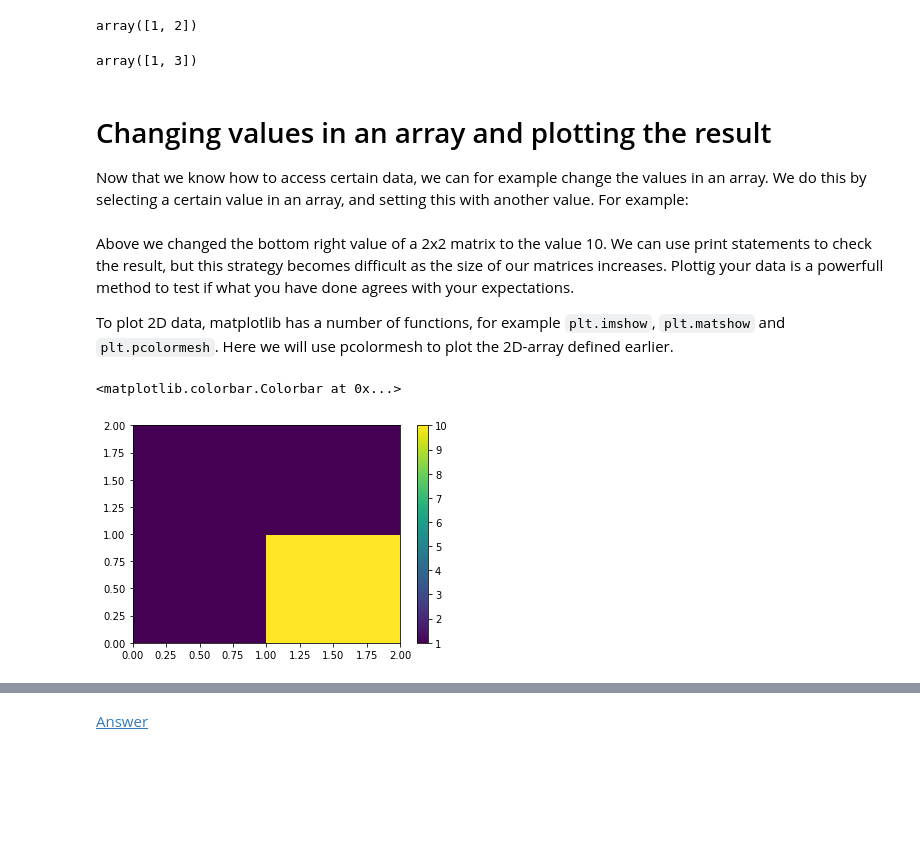
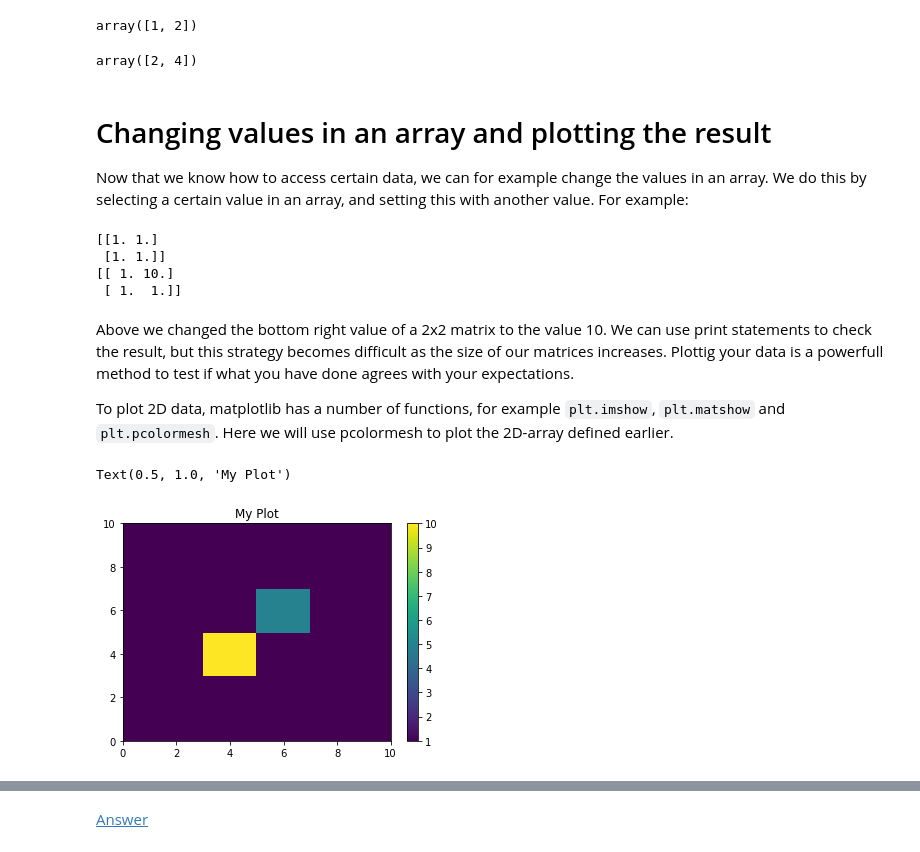
Before and after one commit to hydrogeology-graz/geopython_course, a Jupyter notebook: Lecture_2/Notebook2.ipynb, the cells around one changed output, grey strips where cells are left out. Drawn from its saved outputs; the diff is of its cells as text; code cells hidden in the pictures; blank space fills up the shorter version.

```diff
--- a/Lecture_2/Notebook2.ipynb
+++ b/Lecture_2/Notebook2.ipynb
@@ -297,27 +298,37 @@ ab[0, :]
 # %% [output]
 array([1, 2])
 # %%
-# Select the firat column
-ab[:, 0]
+# Select the second column
+ab[:, 1]
 # %% [output]
-array([1, 3])
+array([2, 4])
 # %% [markdown]
 # Changing values in an array and plotting the result
 Now that we know how to access certain data, we can for example change the values in an array. We do this by selecting a certain value in an array, and setting this with another value. For example:
 # %%
 xy = np.ones((2,2))
-# print(xy)
-xy[0, 1] = 10
-# print(xy)
+print(xy)
+xy[0, 1] = 10.0
+print(xy)
+# %% [output]
+[[1. 1.]
+ [1. 1.]]
+[[ 1. 10.]
+ [ 1.  1.]]
 # %% [markdown]
 Above we changed the bottom right value of a 2x2 matrix to the value 10. We can use print statements to check the result, but this strategy becomes difficult as the size of our matrices increases. Plottig your data is a powerfull method to test if what you have done agrees with your expectations.
 
 To plot 2D data, matplotlib has a number of functions, for example `plt.imshow`, `plt.matshow` and `plt.pcolormesh`. Here we will use pcolormesh to plot the 2D-array defined earlier.
-# %%
-plt.pcolormesh(xy)
-plt.colorbar()
-# %% [output]
-<matplotlib.colorbar.Colorbar at 0x...>
-[figure, removed]
+# %%
+xy = np.ones((10,10))
+xy[3:5, 3:5] = 10
+xy[5:7, 5:7] = 5
+
+plt.pcolormesh(xy)
+plt.colorbar()
+plt.title("My Plot")
+# %% [output]
+Text(0.5, 1.0, 'My Plot')
+[figure, added]
 # %% [markdown]
 ## A river in the desert
```
Also changed, not shown: parts of 17 cells of this notebook.
